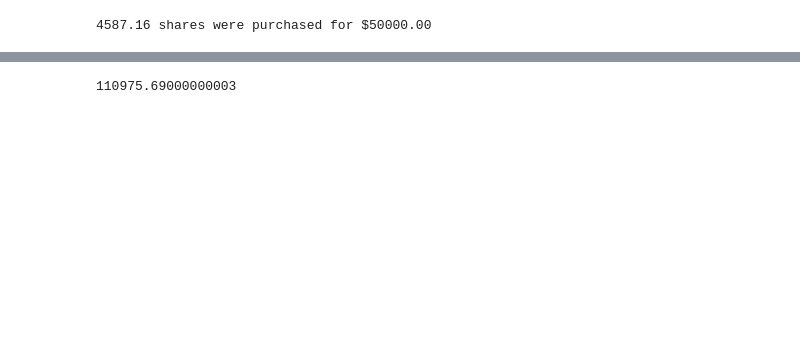
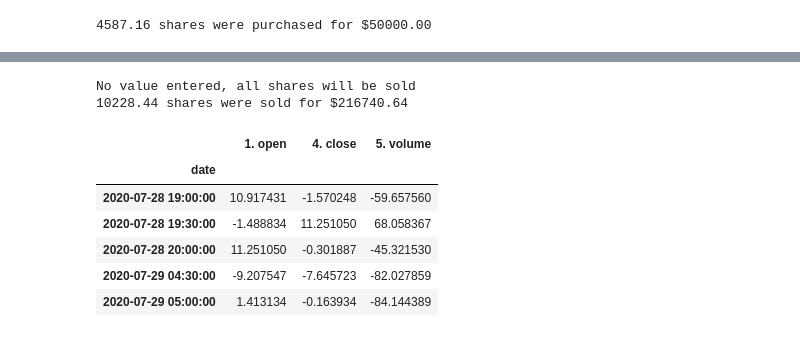
Before and after one commit to jwheeler706/Buy-low-sell-high, a Jupyter notebook: Testing testing.ipynb, the cells around one changed output, grey strips where cells are left out. Saved outputs shown, nothing was run; the diff lists cells and outputs as text; code cells hidden in the pictures; blank space fills up the shorter version.

```diff
--- a/Testing testing.ipynb
+++ b/Testing testing.ipynb
@@ -62,4 +103,17 @@ jeff.transactionDF()
-# %%
-jeff.capital
-# %% [output]
-110975.69000000003
+# %%
+jeff.sell('KODK')
+# %% [output]
+No value entered, all shares will be sold
+10228.44 shares were sold for $216740.64
+# %%
+percent = jeff.stocks['KODK'].intra.pct_change()*100
+percent = percent.dropna()
+percent[['1. open', '4. close', '5. volume']].head()
+# %% [output]
+|  | 1. open | 4. close | 5. volume |
+| date |  |  |  |
+| 2020-07-28 19:00:00 | 10.917431 | -1.570248 | -59.657560 |
+| 2020-07-28 19:30:00 | -1.488834 | 11.251050 | 68.058367 |
+| 2020-07-28 20:00:00 | 11.251050 | -0.301887 | -45.321530 |
+| 2020-07-29 04:30:00 | -9.207547 | -7.645723 | -82.027859 |
+| 2020-07-29 05:00:00 | 1.413134 | -0.163934 | -84.144389 |
```
Also changed, not shown: parts of 8 cells of this notebook, 1 other file.
